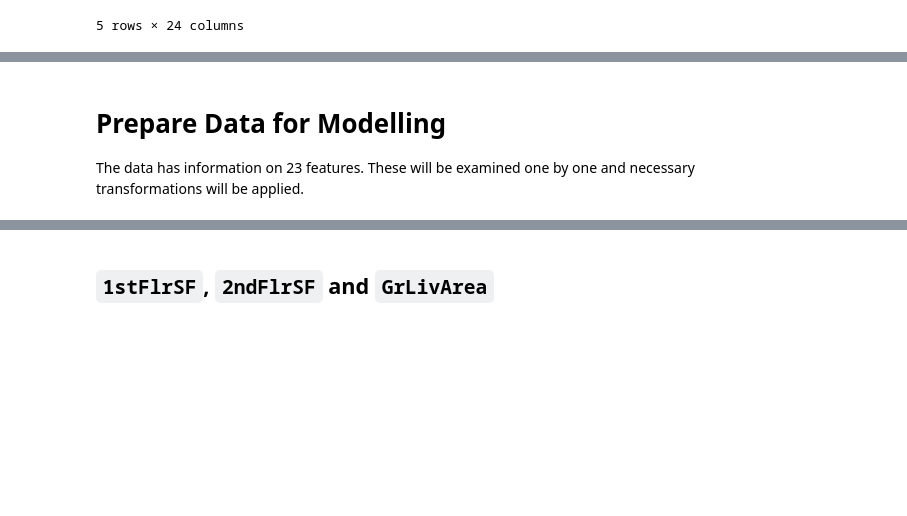
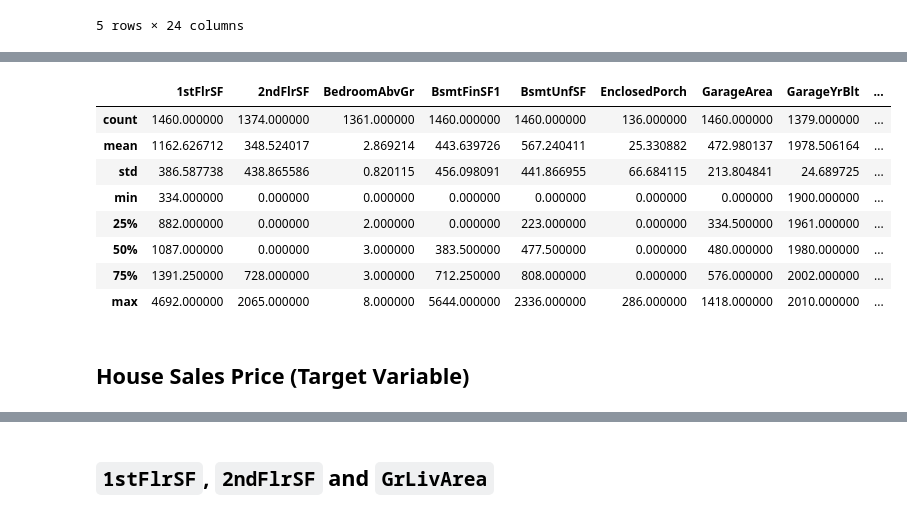
Before and after one commit to hisarciklilar/heritage-housing-issues, a Jupyter notebook: jupyter_notebooks/04_Data_Transformations.ipynb, the cells around one changed output, grey strips where cells are left out. Cells and saved outputs as stored; diff of their text form; code cells hidden in the pictures; blank space fills up the shorter version.

```diff
--- a/jupyter_notebooks/04_Data_Transformations.ipynb
+++ b/jupyter_notebooks/04_Data_Transformations.ipynb
@@ -62,4 +87,14 @@ df.head()
+# %%
+df.describe()
+# %% [output]
+|  | 1stFlrSF | 2ndFlrSF | BedroomAbvGr | BsmtFinSF1 | BsmtUnfSF | EnclosedPorch | GarageArea | GarageYrBlt | ... |
+| count | 1460.000000 | 1374.000000 | 1361.000000 | 1460.000000 | 1460.000000 | 136.000000 | 1460.000000 | 1379.000000 | ... |
+| mean | 1162.626712 | 348.524017 | 2.869214 | 443.639726 | 567.240411 | 25.330882 | 472.980137 | 1978.506164 | ... |
+| std | 386.587738 | 438.865586 | 0.820115 | 456.098091 | 441.866955 | 66.684115 | 213.804841 | 24.689725 | ... |
+| min | 334.000000 | 0.000000 | 0.000000 | 0.000000 | 0.000000 | 0.000000 | 0.000000 | 1900.000000 | ... |
+| 25% | 882.000000 | 0.000000 | 2.000000 | 0.000000 | 223.000000 | 0.000000 | 334.500000 | 1961.000000 | ... |
+| 50% | 1087.000000 | 0.000000 | 3.000000 | 383.500000 | 477.500000 | 0.000000 | 480.000000 | 1980.000000 | ... |
+| 75% | 1391.250000 | 728.000000 | 3.000000 | 712.250000 | 808.000000 | 0.000000 | 576.000000 | 2002.000000 | ... |
+| max | 4692.000000 | 2065.000000 | 8.000000 | 5644.000000 | 2336.000000 | 286.000000 | 1418.000000 | 2010.000000 | ... |
 # %% [markdown]
-# Prepare Data for Modelling
-
-The data has information on 23 features. These will be examined one by one and necessary transformations will be applied.
+## House Sales Price (Target Variable)
```
Also changed, not shown: parts of 11 cells of this notebook.
